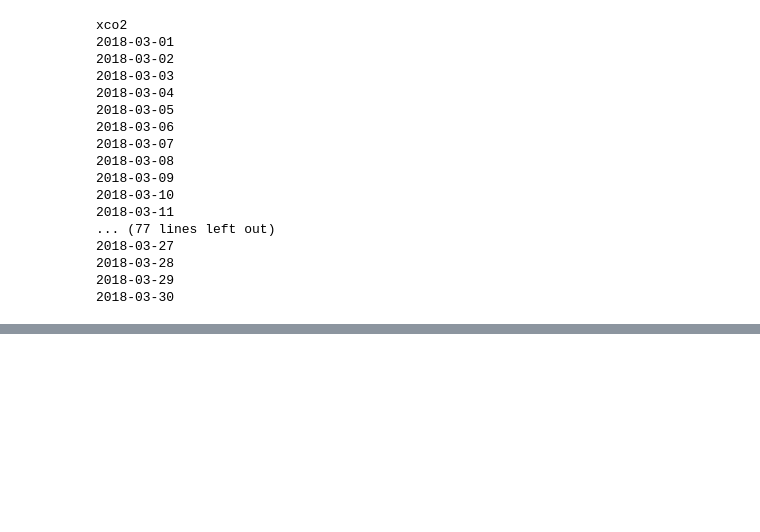
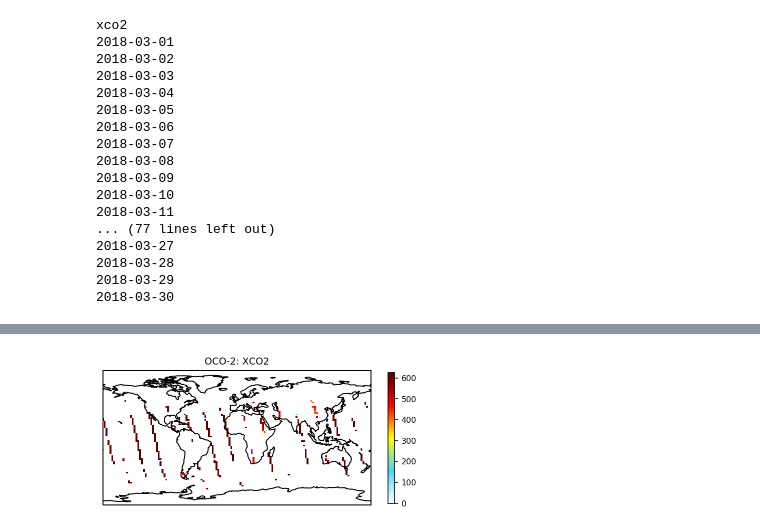
Before and after one commit to MehliyarSadiq/geoschem_simulations, a Jupyter notebook: inversion/satellite/oco-2/1.2.extract_all.ipynb, the cells around one changed output, grey strips where cells are left out. Cells and saved outputs as stored; diff of their text form; code cells hidden in the pictures; blank space fills up the shorter version.

```diff
--- a/inversion/satellite/oco-2/1.2.extract_all.ipynb
+++ b/inversion/satellite/oco-2/1.2.extract_all.ipynb
@@ -52,4 +25,18 @@ Attributes:
 # %%
+# settings
+# file names and paths
+input_file = './OCO2_b91_10sec_GOOD_r24.nc4'
+output_file ='./OCO2_extract.nc'
+
 # first and last day of extraction
 first_day = '2018-03-01'
 last_day_p1 = '2018-04-01' # last day plus 1
+
+# names of variables need to extract
+var_names  = ['xco2',
+              'psurf',
+              'xco2_averaging_kernel']
+# %%
+ds = xr.open_dataset(input_file, engine='netcdf4')
+sel1 = ds['xco2_averaging_kernel'].sel(sounding_id = sound_slice) # same as print(ds)
+ds #['xco2_averaging_kernel'].name
@@ -77,6 +80,0 @@ var_names  = ['xco2',
-# %%
-temp_store = {}
-for ivar in var_names:
-    temp_name = 'dr_' + ivar
-    temp_store[temp_name] = ds_slice[ivar]
-print(len(temp_store[temp_name].dims))
@@ -91,15 +88,15 @@ len(df_position) #.head()
 26772
 # %%
 # Creat target dataarray and dataset
-lat_res = 2 # horizontal resolution of lat and lon you would want
+lat_res = 2    # horizontal resolution of lat and lon you would want
 lon_res = 2.5
 lat = np.linspace(-90, 90, int(180/lat_res + 1)) # grid
 lon = np.linspace(-180, 177.5, int(360/lon_res))
 levels = ds_slice.sigma_levels.values
 
-day_1 = np.array(first_day,dtype='datetime64[D]')
+day_1   = np.array(first_day,dtype='datetime64[D]')
 day_end = np.array(last_day_p1,dtype='datetime64[D]')
-days = np.arange(day_1, day_end, dtype='datetime64[D]') # time dimension of output
+days    = np.arange(day_1, day_end, dtype='datetime64[D]') # time dimension of output
 
 var_3d = xr.DataArray(data = 0,
                       dims = ('lat', 'lon', 'time'),
@@ -107,6 +104,7 @@ var_3d = xr.DataArray(data = 0,
                                 'lon': lon,
                                 'time': days},
                       name = '')
+var_3d = var_3d.astype(dtype='float32')
 
 var_4d = xr.DataArray(data = 0,
                       dims = ('lat', 'lon', 'time', 'levels'),
@@ -114,10 +112,10 @@ var_4d = xr.DataArray(data = 0,
                                 'lon': lon,
                                 'time': days,
                                 'levels': levels},
-                      name = '')
+                      name = 'xco2_averaging_kernel')
 
 var_4d = var_4d.astype(dtype='float32')
-oco2 = var_4d.to_dataset()
+oco2 = var_4d.to_dataset() # initialise a dataset to store all dataarrays
 # %%
 days_range = np.arange(first_day, last_day_p1, dtype='datetime64[D]')
 days_range
@@ -199,10 +202,13 @@ Data variables:
 # %%
 # plot after mapping
 fig = plt.figure(figsize=[6, 6])
 proj=ccrs.PlateCarree()
 
 ax = plt.subplot(111, projection=proj)
 ax.coastlines()
-kernel.isel(time=iday, levels=0).plot(ax=ax, transform=ccrs.PlateCarree(), vmax=1, vmin=0, cmap=WhGrYlRd, cbar_kwargs={'shrink': 0.4, 'label': ' '})
+tmp = oco2['psurf'] - oco2['xco2']
+tmp.isel(time=0).plot(ax=ax, transform=ccrs.PlateCarree(), cmap=WhGrYlRd, cbar_kwargs={'shrink': 0.4, 'label': ' '})
 
-ax.set_title('OCO-2: kernel');
+ax.set_title('OCO-2: XCO2');
+# %% [output]
+[figure, added]
```
Also changed, not shown: parts of 15 cells of this notebook, 1 other file.
